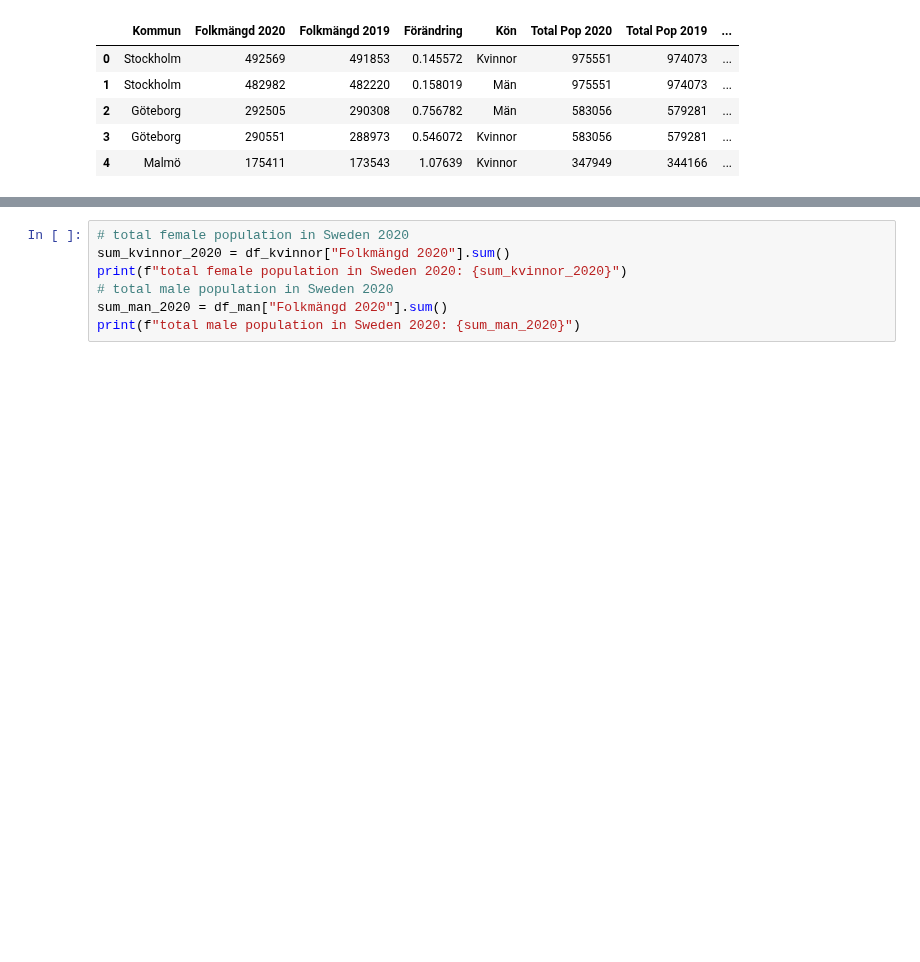
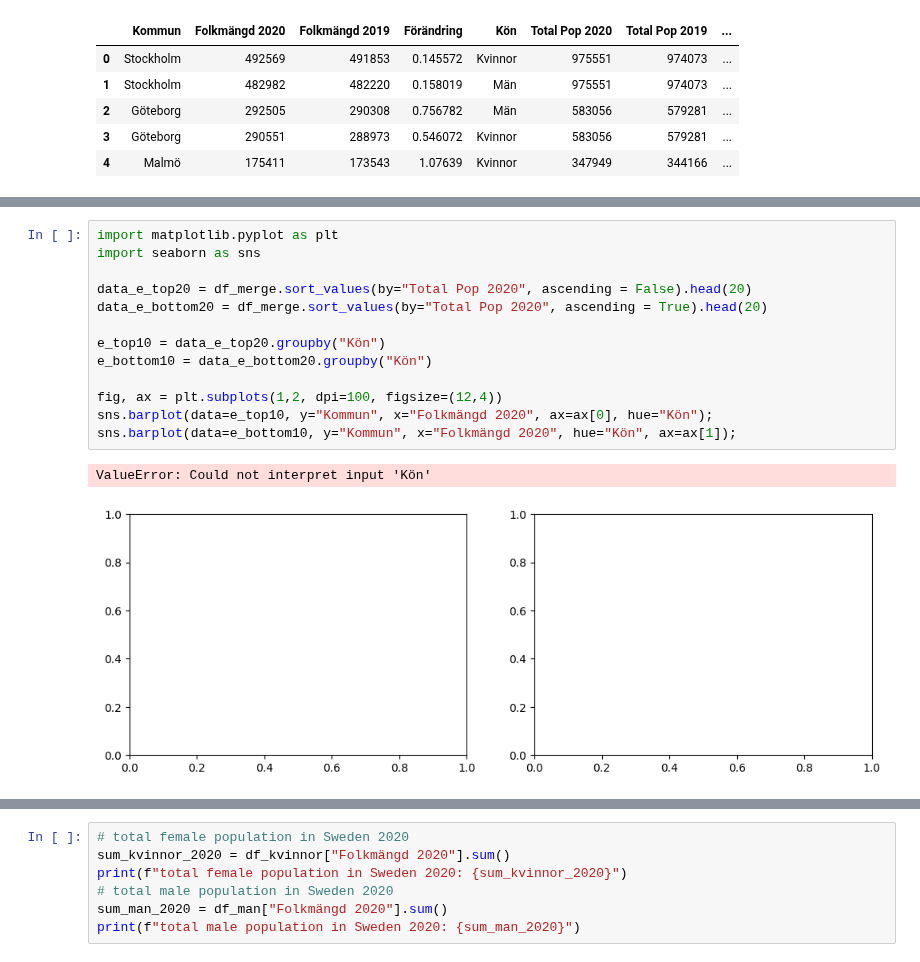
Before and after one commit to yuna-liu/Databehandling-Yuna-Liu, a Jupyter notebook: Exercises/E00_pandas_basic_syntax.ipynb, the cells around one changed output, grey strips where cells are left out. Cells and saved outputs as stored; diff of their text form; blank space fills up the shorter version.

```diff
--- a/Exercises/E00_pandas_basic_syntax.ipynb
+++ b/Exercises/E00_pandas_basic_syntax.ipynb
@@ -601,0 +616,16 @@ sns.barplot(data=man_bottom10, x="Kommun", y="Folkmängd 2020", ax=ax[1,1]);
+# %%
+import matplotlib.pyplot as plt
+import seaborn as sns
+
+data_e_top20 = df_merge.sort_values(by="Total Pop 2020", ascending = False).head(20)
+data_e_bottom20 = df_merge.sort_values(by="Total Pop 2020", ascending = True).head(20)
+
+e_top10 = data_e_top20.groupby("Kön")
+e_bottom10 = data_e_bottom20.groupby("Kön")
+
+fig, ax = plt.subplots(1,2, dpi=100, figsize=(12,4))
+sns.barplot(data=e_top10, y="Kommun", x="Folkmängd 2020", ax=ax[0], hue="Kön");
+sns.barplot(data=e_bottom10, y="Kommun", x="Folkmängd 2020", hue="Kön", ax=ax[1]);
+# %% [output]
+ValueError: Could not interpret input 'Kön'
+[figure, added]
```
Also changed, not shown: parts of 4 cells of this notebook, 1 other file.
